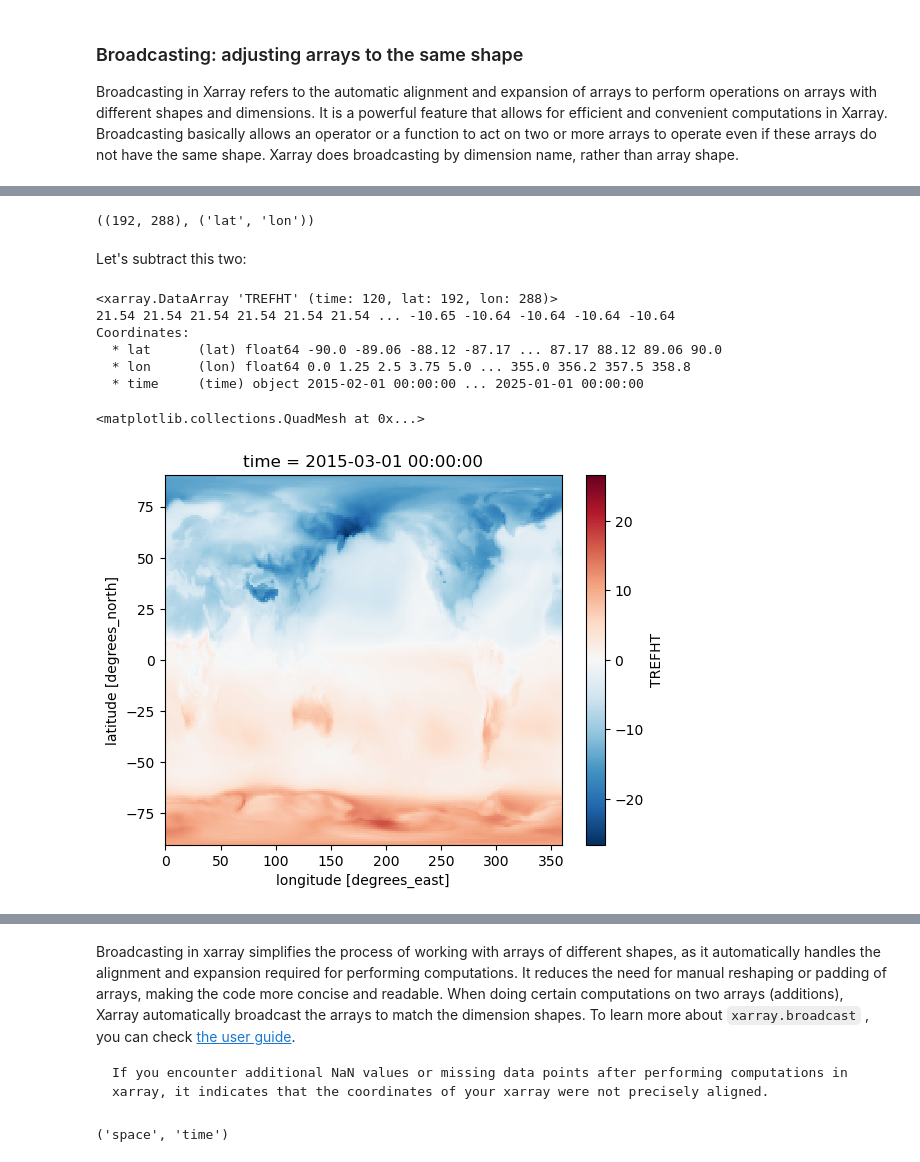
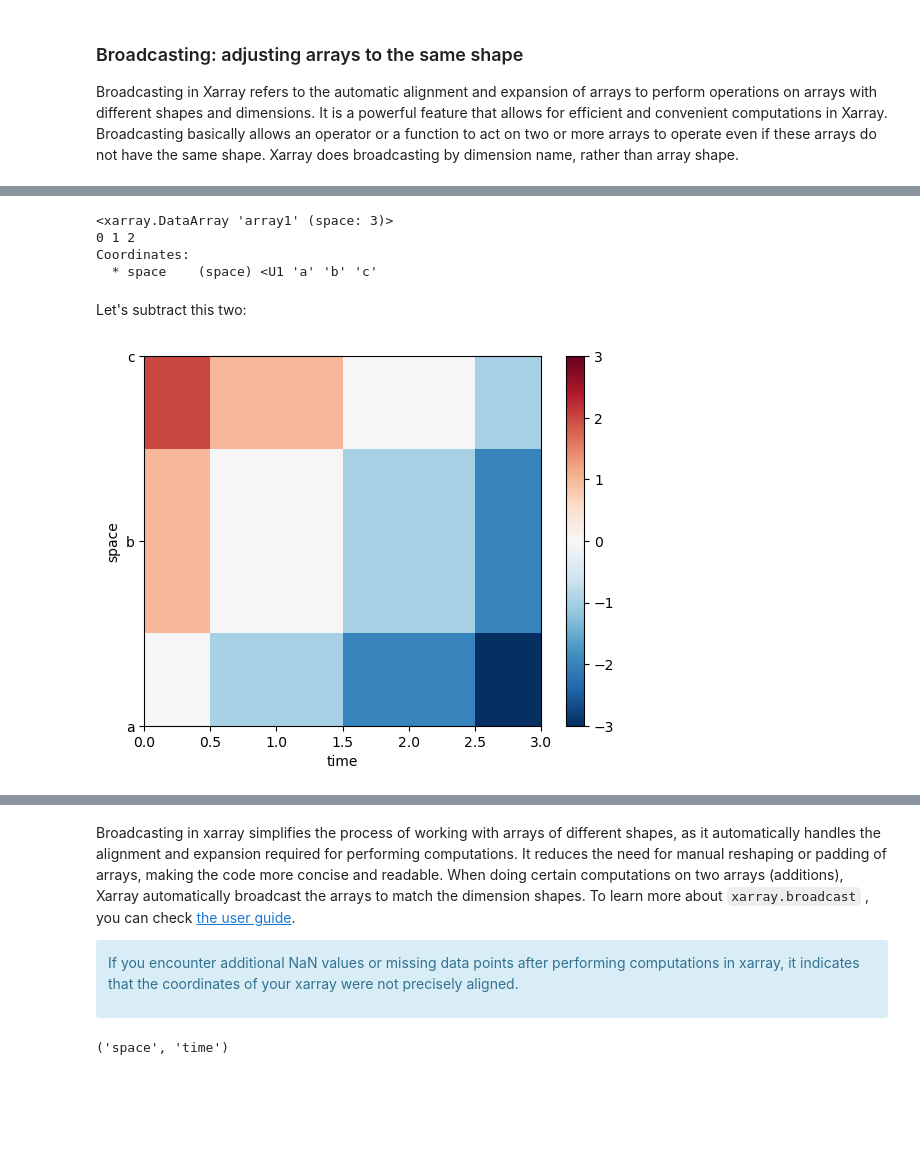
Before and after one commit to NCAR/Xarray-Dask-ESDS-2024, a Jupyter notebook: notebooks/01-xarray-intro.ipynb, the cells around one changed output, grey strips where cells are left out. Cells and saved outputs as stored; diff of their text form; code cells hidden in the pictures; blank space fills up the shorter version.

````diff
--- a/notebooks/01-xarray-intro.ipynb
+++ b/notebooks/01-xarray-intro.ipynb
@@ -571,25 +593,32 @@ tref_mean = tref.mean(dim='time')
-# %%
-tref_mean.shape, tref_mean.dims
-# %% [output]
-((192, 288), ('lat', 'lon'))
+# %%
+import numpy as np
+array1 = xr.DataArray(
+    np.arange(3),
+    dims="space",
+    coords={"space": ["a", "b", "c"]},
+    name="array1",
+)
+array1
+# %% [output]
+<xarray.DataArray 'array1' (space: 3)>
+0 1 2
+Coordinates:
+  * space    (space) <U1 'a' 'b' 'c'
+# %%
+array2 = xr.DataArray(
+    np.arange(4),
+    dims="time",
+    coords={"time": [0, 1, 2, 3]},
+    name="array2",
+)
+array2
 # %% [markdown]
 Let's subtract this two:
-# %%
-# Subtract the mean (2D array) from the original array (3D array)
-x = tref - tref_mean
-x
-# %% [output]
-<xarray.DataArray 'TREFHT' (time: 120, lat: 192, lon: 288)>
-21.54 21.54 21.54 21.54 21.54 21.54 ... -10.65 -10.64 -10.64 -10.64 -10.64
-Coordinates:
-  * lat      (lat) float64 -90.0 -89.06 -88.12 -87.17 ... 87.17 88.12 89.06 90.0
-  * lon      (lon) float64 0.0 1.25 2.5 3.75 5.0 ... 355.0 356.2 357.5 358.8
-  * time     (time) object 2015-02-01 00:00:00 ... 2025-01-01 00:00:00
 # %%
-x[1,:,:].plot()
+x= array1-array2
+x.plot();
 # %% [output]
-<matplotlib.collections.QuadMesh at 0x...>
-[figure, old version]
+[figure, new version]
 # %% [markdown]
 We see that the result is a 2D array.
 
@@ -601,9 +630,10 @@ Credit: Stephan Hoyer – [xarray ECMWF Python workshop](https://docs.google.com
 # %% [markdown]
 Broadcasting in xarray simplifies the process of working with arrays of different shapes, as it automatically handles the alignment and expansion required for performing computations. It reduces the need for manual reshaping or padding of arrays, making the code more concise and readable. When doing certain computations on two arrays (additions), Xarray automatically broadcast the arrays to match the dimension shapes.  To learn more about `xarray.broadcast` , you can check [the user guide](https://docs.xarray.dev/en/stable/generated/xarray.broadcast.html).
 
-```{note}
+<div class="alert alert-block alert-info" markdown="1">
+
 If you encounter additional NaN values or missing data points after performing computations in xarray, it indicates that the coordinates of your xarray were not precisely aligned.
-```
+</div>
 # %%
 array1_broadcasted, array2_broadcasted = xr.broadcast(array1, array2)
 display(array1_broadcasted.dims)
````
Also changed, not shown: parts of 45 cells of this notebook.
